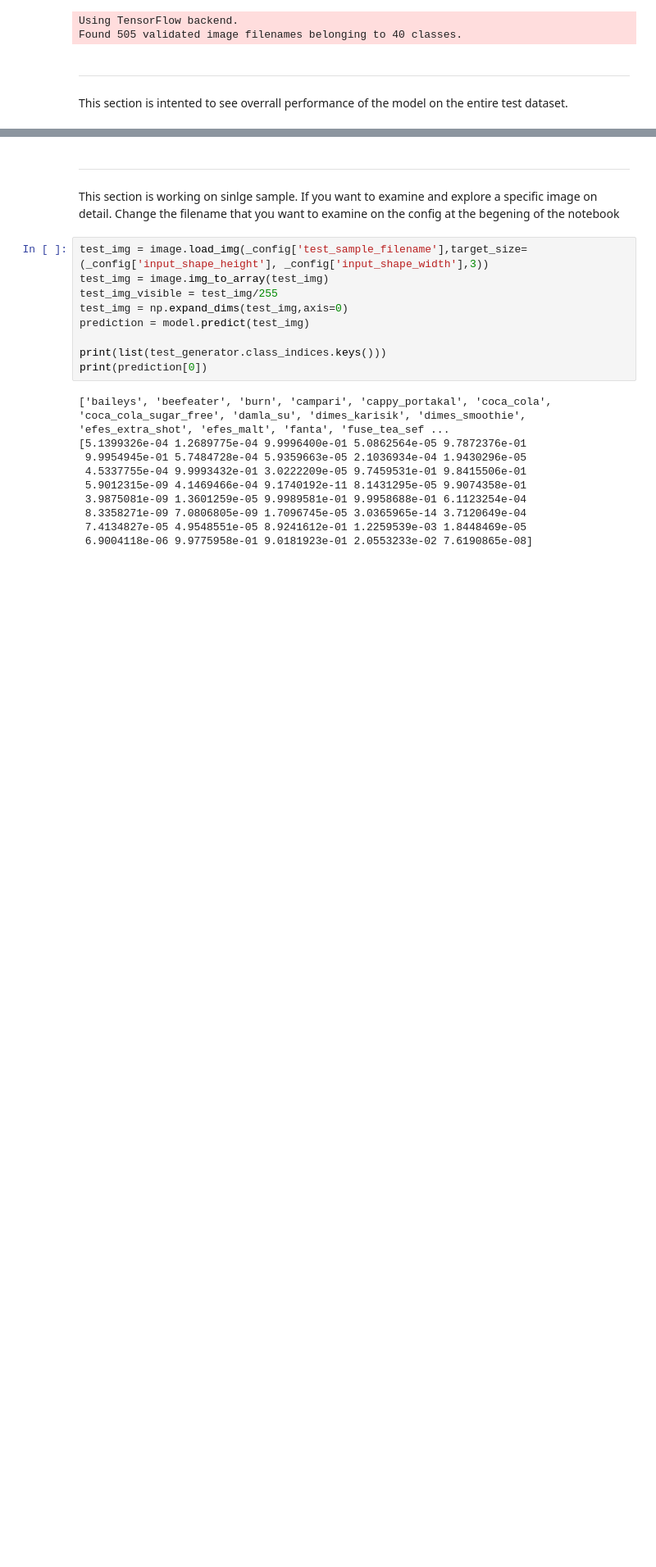
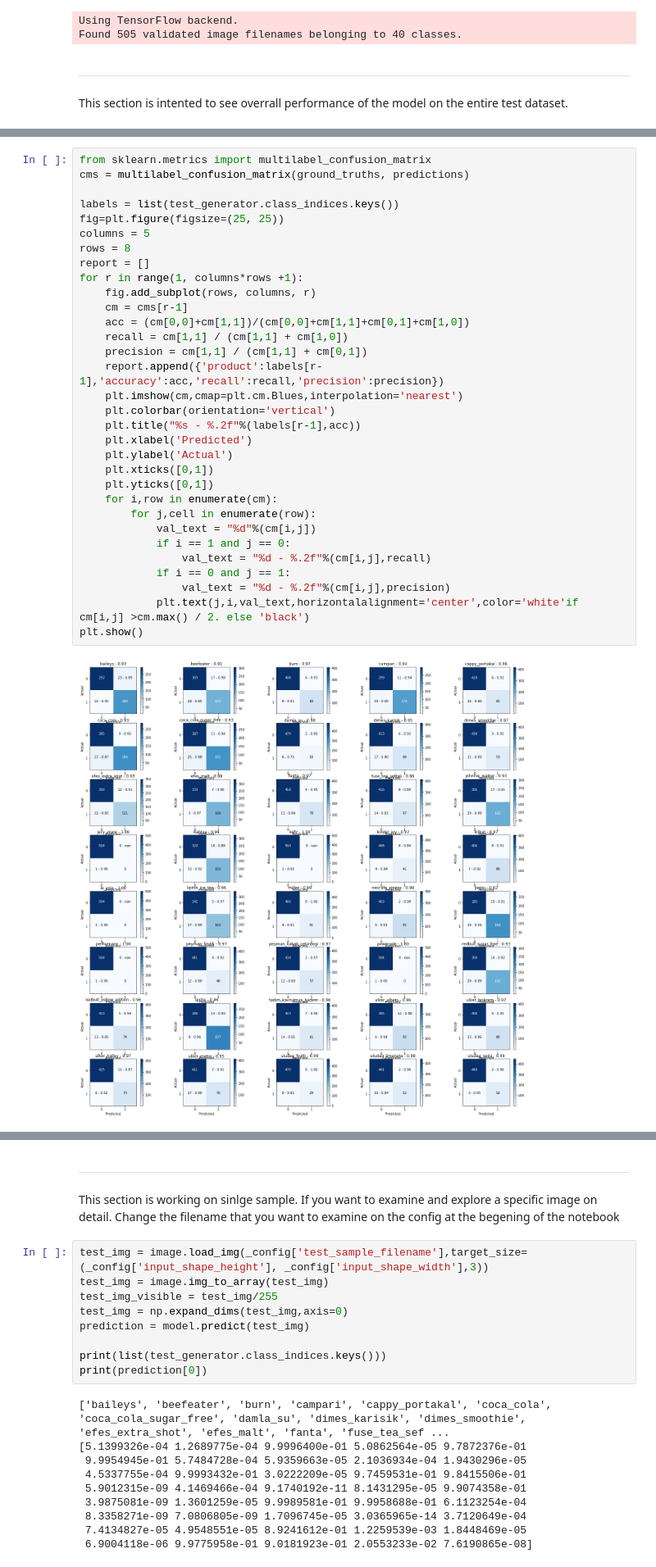
Before and after one commit to hakanonal/minibar, a Jupyter notebook: evaluation.ipynb, the cells around one changed output, grey strips where cells are left out. Shown at 82% size. Saved outputs shown, nothing was run; the diff lists cells and outputs as text; blank space fills up the shorter version.

```diff
--- a/evaluation.ipynb
+++ b/evaluation.ipynb
@@ -84,0 +109,34 @@ model.evaluate_generator(test_generator)
+# %%
+from sklearn.metrics import multilabel_confusion_matrix
+cms = multilabel_confusion_matrix(ground_truths, predictions)
+
+labels = list(test_generator.class_indices.keys())
+fig=plt.figure(figsize=(25, 25))
+columns = 5
+rows = 8
+report = []
+for r in range(1, columns*rows +1):
+    fig.add_subplot(rows, columns, r)
+    cm = cms[r-1]
+    acc = (cm[0,0]+cm[1,1])/(cm[0,0]+cm[1,1]+cm[0,1]+cm[1,0])
+    recall = cm[1,1] / (cm[1,1] + cm[1,0])
+    precision = cm[1,1] / (cm[1,1] + cm[0,1])
+    report.append({'product':labels[r-1],'accuracy':acc,'recall':recall,'precision':precision})
+    plt.imshow(cm,cmap=plt.cm.Blues,interpolation='nearest')
+    plt.colorbar(orientation='vertical')
+    plt.title("%s - %.2f"%(labels[r-1],acc))
+    plt.xlabel('Predicted')
+    plt.ylabel('Actual')
+    plt.xticks([0,1])
+    plt.yticks([0,1])
+    for i,row in enumerate(cm):
+        for j,cell in enumerate(row):
+            val_text = "%d"%(cm[i,j])
+            if i == 1 and j == 0:
+                val_text = "%d - %.2f"%(cm[i,j],recall)
+            if i == 0 and j == 1:
+                val_text = "%d - %.2f"%(cm[i,j],precision)
+            plt.text(j,i,val_text,horizontalalignment='center',color='white'if cm[i,j] >cm.max() / 2. else 'black')
+plt.show()
+# %% [output]
+[figure, added]
```
Also changed, not shown: parts of 8 cells of this notebook, 1 other file.
